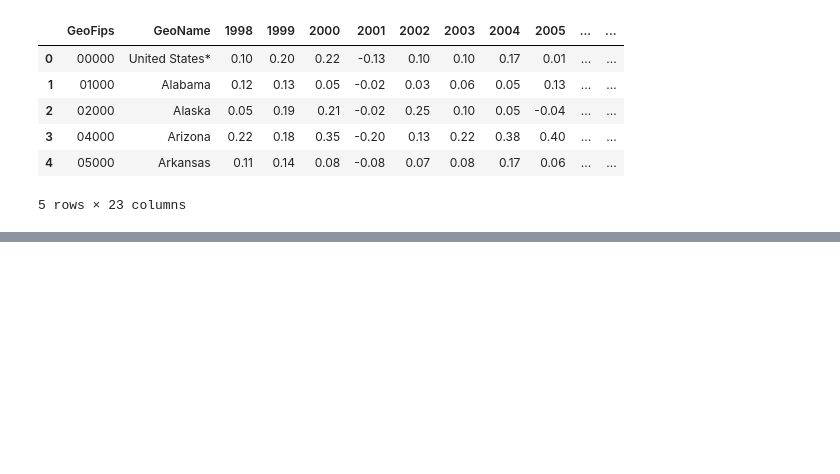
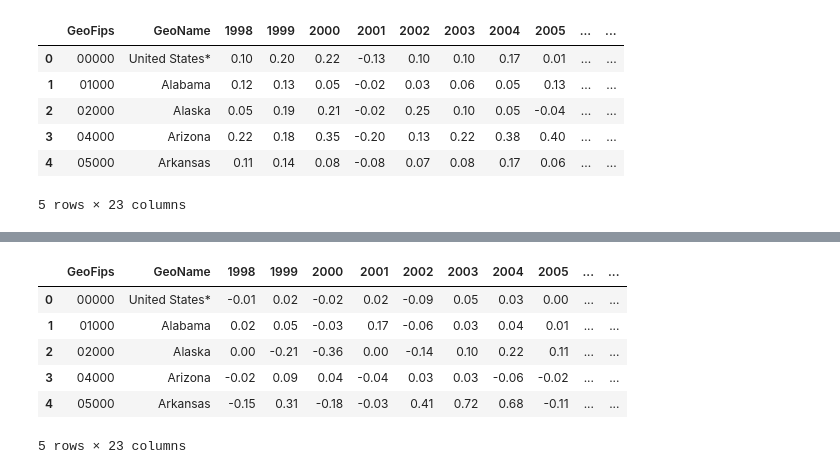
Before and after one commit to epayne323/ProjectOneRepo, a Jupyter notebook: Notebooks/Working_DataCleanup_RM.ipynb, the cells around one changed output, grey strips where cells are left out. Saved outputs shown, nothing was run; the diff lists cells and outputs as text; code cells hidden in the pictures; blank space fills up the shorter version.

Commit message:
add GDP foodbevtob prod clean

```diff
--- a/Notebooks/Working_DataCleanup_RM.ipynb
+++ b/Notebooks/Working_DataCleanup_RM.ipynb
@@ -1111,0 +1138,3 @@ GDP_rec_df['% Change 1998 to 2017'] = (GDP_rec_df['2017']/GDP_rec_df['1998']) -
+# %%
+GDP_prod = pd.read_csv(os.path.join("..","Data","Raw","Contributions_pct_chg_GDP_food_bev_tob_prod_mfg.csv"),header=4)
+print(GDP_prod)
@@ -1111,0 +1159,11 @@ GDP_rec_df['% Change 1998 to 2017'] = (GDP_rec_df['2017']/GDP_rec_df['1998']) -
+# %%
+GDP_prod_df = pd.DataFrame(GDP_prod)
+GDP_prod_df.head()
+# %% [output]
+|  | GeoFips | GeoName | 1998 | 1999 | 2000 | 2001 | 2002 | 2003 | 2004 | 2005 | ... | ... |
+| 0 | 00000 | United States* | -0.01 | 0.02 | -0.02 | 0.02 | -0.09 | 0.05 | 0.03 | 0.00 | ... | ... |
+| 1 | 01000 | Alabama | 0.02 | 0.05 | -0.03 | 0.17 | -0.06 | 0.03 | 0.04 | 0.01 | ... | ... |
+| 2 | 02000 | Alaska | 0.00 | -0.21 | -0.36 | 0.00 | -0.14 | 0.10 | 0.22 | 0.11 | ... | ... |
+| 3 | 04000 | Arizona | -0.02 | 0.09 | 0.04 | -0.04 | 0.03 | 0.03 | -0.06 | -0.02 | ... | ... |
+| 4 | 05000 | Arkansas | -0.15 | 0.31 | -0.18 | -0.03 | 0.41 | 0.72 | 0.68 | -0.11 | ... | ... |
+5 rows × 23 columns
```
Also changed, not shown: parts of 11 cells of this notebook, 1 other file.
